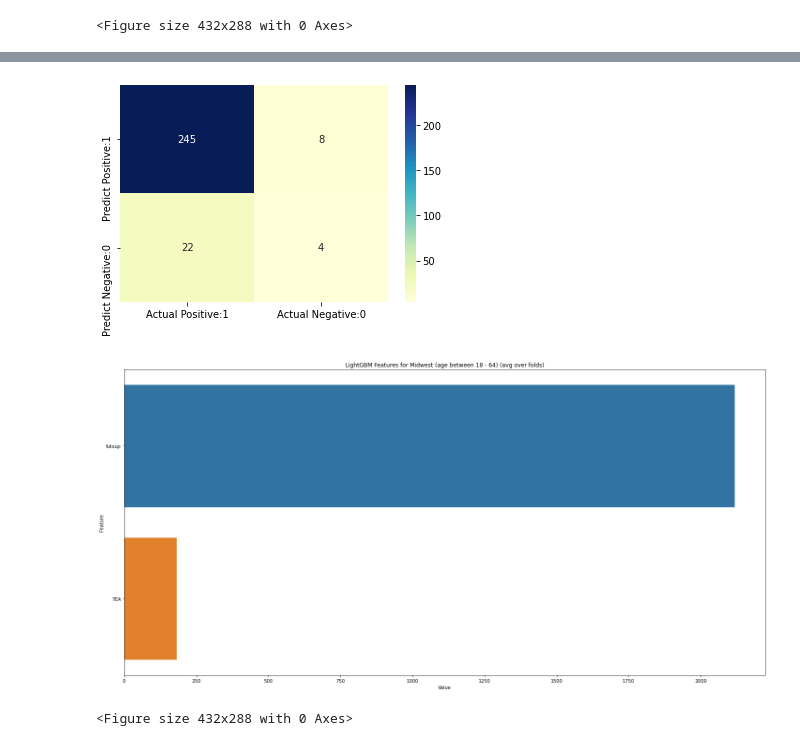
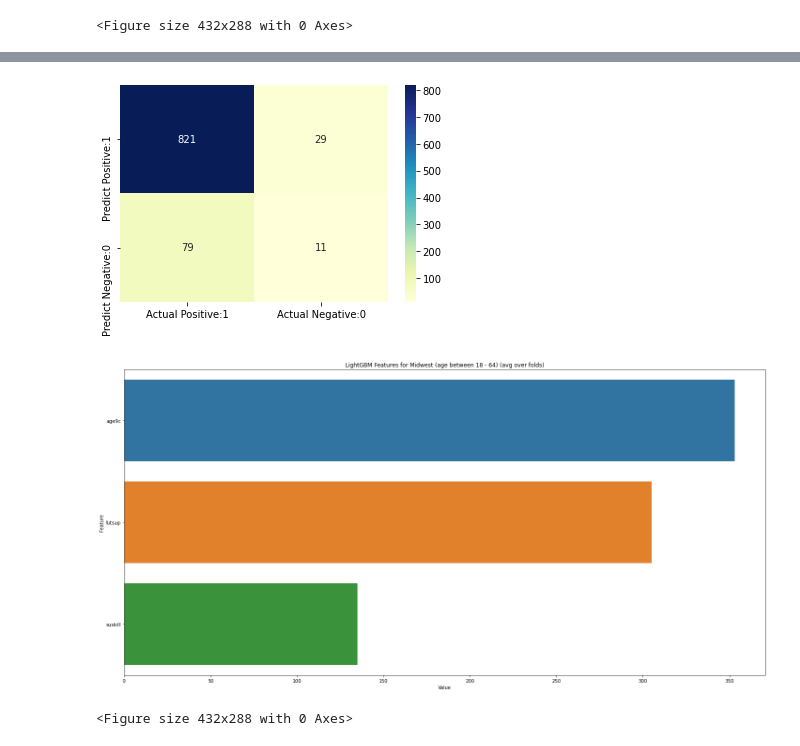
Before and after one commit to JasonWYZE/Babson-Hackathon, a Jupyter notebook: data_hackathon.ipynb, the cells around one changed output, grey strips where cells are left out. Cells and saved outputs as stored; diff of their text form; code cells hidden in the pictures.

```diff
--- a/data_hackathon.ipynb
+++ b/data_hackathon.ipynb
@@ -783,20 +1224,21 @@ weighted avg       0.83      0.89      0.86       279
 <Figure size 432x288 with 0 Axes>
 # %%
-#Midwest with weight L
-Midwest_weightL = pd.read_csv("midwest.csv")
-cols = ['TEA','futsup','WEIGHT_L']
-Midwest_weightL = Midwest_weightL[cols]
-Midwest_weightL['WEIGHT_L'] = Midwest_weightL['WEIGHT_L'].fillna(0)
+#new york with weight L
+new_york_weightL = pd.read_csv("new_york.csv")
+cols = ['TEA','age9c','suskill','futsup','WEIGHT_L']
+new_york_weightL = new_york_weightL[cols]
+new_york_weightL['WEIGHT_L'] = new_york_weightL['WEIGHT_L'].fillna(0)
 
 
-Midwest_weightL['TEA'].value_counts()
+new_york_weightL['TEA'].value_counts()
 
 
 #Declare feature vector and target variable
-y=Midwest_weightL['TEA']
+y=new_york_weightL['TEA']
 
-new_cols = ['futsup','WEIGHT_L']
-x=Midwest_weightL[new_cols]
+new_cols = ['age9c','suskill','futsup','WEIGHT_L']
+feature_cols = ['age9c','suskill','futsup']
+x=new_york_weightL[new_cols]
 
 from sklearn.model_selection import train_test_split
 X_train, X_test, y_train, y_test = train_test_split(x, y, test_size = 0.3, random_state = 0)
@@ -849,7 +1291,7 @@ from sklearn.metrics import classification_report
 print(classification_report(y_test, y_pred))
 
 
-feature_imp = pd.DataFrame(sorted(zip(clf.feature_importances_,Midwest_weightL.columns)), columns=['Value','Feature'])
+feature_imp = pd.DataFrame(sorted(zip(clf.feature_importances_,new_york_weightL[feature_cols])), columns=['Value','Feature'])
 
 plt.figure(figsize=(20, 10))
 sns.barplot(x="Value", y="Feature", data=feature_imp.sort_values(by="Value", ascending=False))
@@ -878,3 +1320,3 @@ weighted avg       0.86      0.89      0.87       279
-[figure, old version]
+[figure, new version]
-[figure, old version]
+[figure, new version]
 <Figure size 432x288 with 0 Axes>
```
Also changed, not shown: parts of 12 cells of this notebook.
